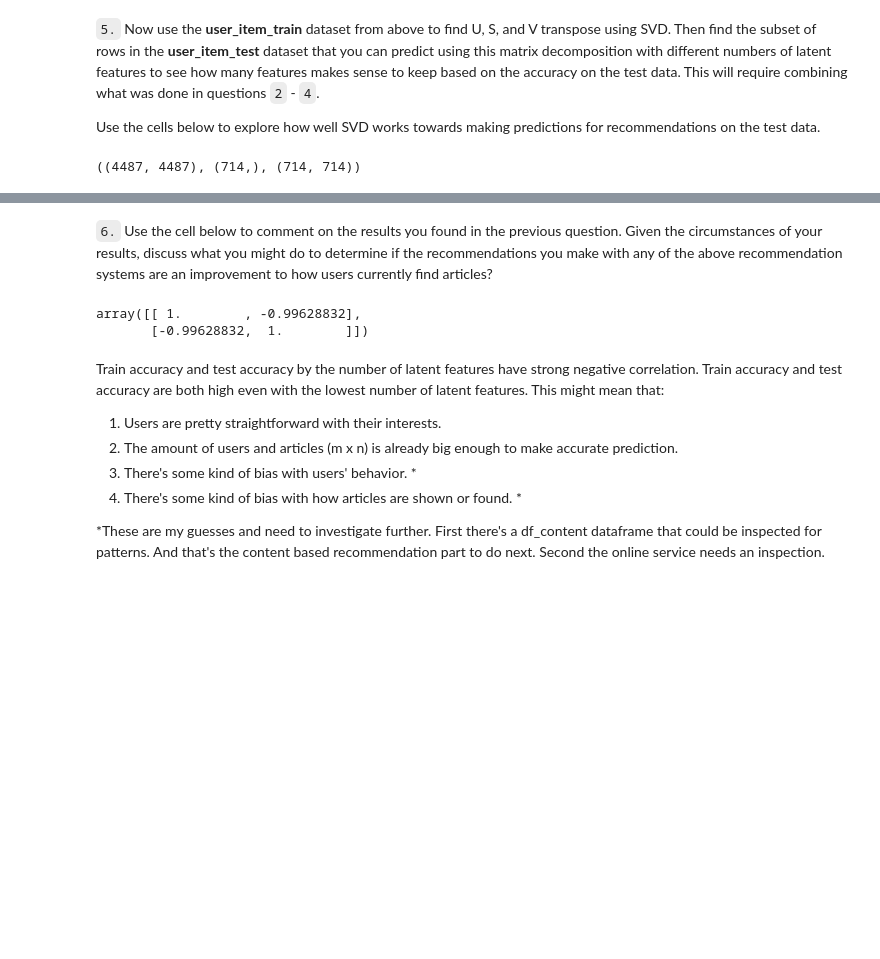
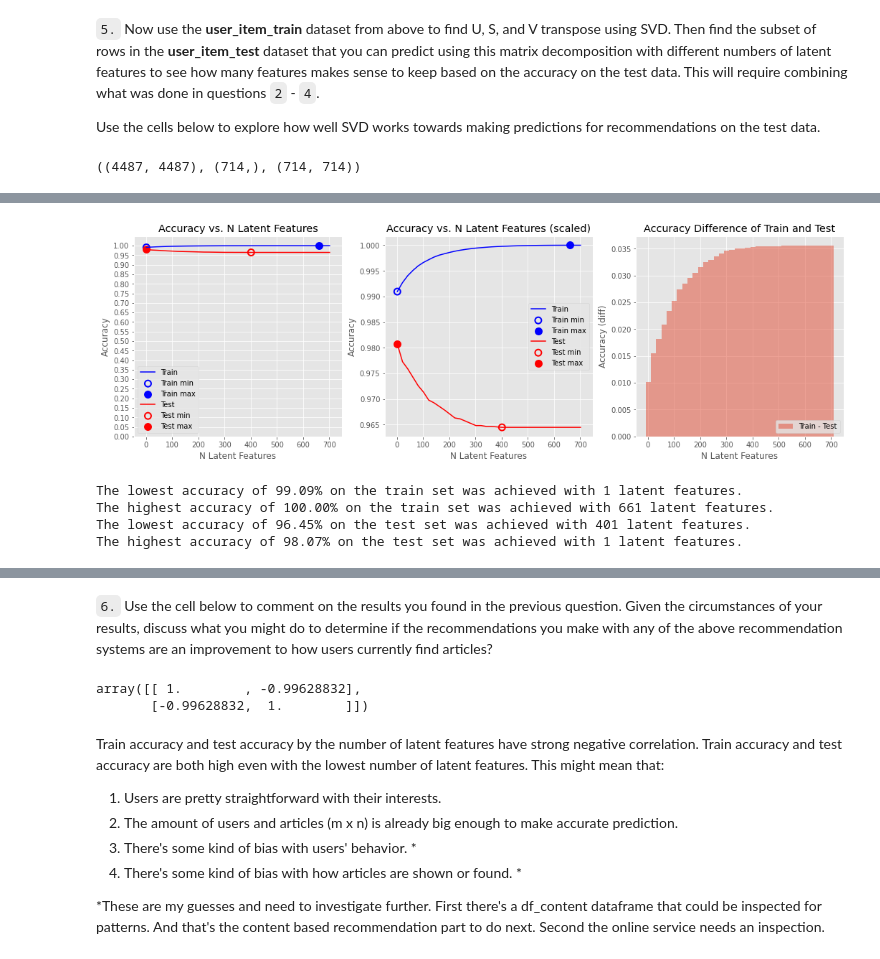
Before and after one commit to abitfrosty/Recommendations_with_IBM, a Jupyter notebook: Recommendations_with_IBM.ipynb, the cells around one changed output, grey strips where cells are left out. Cells and saved outputs as stored; diff of their text form; code cells hidden in the pictures; blank space fills up the shorter version.

```diff
--- a/Recommendations_with_IBM.ipynb
+++ b/Recommendations_with_IBM.ipynb
@@ -1002,3 +996,80 @@ plt.show()
+# %%
+# Taking subset of rows in the user_item_test dataset
+sub_test = user_item_test.loc[users_for_prediction, articles_for_prediction]
+
+sum_errs_test = []
+for k in num_latent_feats:
+    # take dot product
+    sub_train_prediction = np.around(np.dot(np.dot(u_train[users_ids, :k], np.diag(s_train[:k])), vt_train[:k, articles_ids]))
+
+    # compute error for each prediction to actual value
+    diffs = np.subtract(sub_train_prediction, sub_test)
+
+    # total errors and keep track of them
+    err = np.sum(np.sum(np.abs(diffs)))
+    sum_errs_test.append(err)
+
+
+train_accs = 1 - np.array(sum_errs) / user_item_matrix.size
+test_accs = 1 - np.array(sum_errs_test) / sub_test.size
+
+train_stats = {
+    'minimum': min(train_accs),
+    'maximum': max(train_accs),
+    'min_feats': num_latent_feats[np.argmin(train_accs)],
+    'max_feats': num_latent_feats[np.argmax(train_accs)]
+}
+
+test_stats = {
+    'minimum': min(test_accs),
+    'maximum': max(test_accs),
+    'min_feats': num_latent_feats[np.argmin(test_accs)],
+    'max_feats': num_latent_feats[np.argmax(test_accs)]
+}
+
+fig, axes = plt.subplots(figsize=(15, 5), nrows=1, ncols=3, sharex=True)
+fig.tight_layout(pad=3.0)
+axes[0].plot(num_latent_feats, train_accs, label='Train', c='b')
+axes[0].scatter(train_stats['min_feats'], train_stats['minimum'], label='Train min', edgecolors='b', linewidth=2, facecolors='none', s=80)
+axes[0].scatter(train_stats['max_feats'], train_stats['maximum'], label='Train max', edgecolors='b', linewidth=2, facecolors='b', s=80)
+axes[0].plot(num_latent_feats, test_accs, label='Test', c='r')
+axes[0].scatter(test_stats['min_feats'], test_stats['minimum'], label='Test min', edgecolors='r', linewidth=2, facecolors='none', s=80)
+axes[0].scatter(test_stats['max_feats'], test_stats['maximum'], label='Test max', edgecolors='r', linewidth=2, facecolors='r', s=80)
+
+axes[1].plot(num_latent_feats, train_accs, label='Train', c='b')
+axes[1].scatter(train_stats['min_feats'], train_stats['minimum'], label='Train min', edgecolors='b', linewidth=2, facecolors='none', s=80)
+axes[1].scatter(train_stats['max_feats'], train_stats['maximum'], label='Train max', edgecolors='b', linewidth=2, facecolors='b', s=80)
+axes[1].plot(num_latent_feats, test_accs, label='Test', c='r')
+axes[1].scatter(test_stats['min_feats'], test_stats['minimum'], label='Test min', edgecolors='r', linewidth=2, facecolors='none', s=80)
+axes[1].scatter(test_stats['max_feats'], test_stats['maximum'], label='Test max', edgecolors='r', linewidth=2, facecolors='r', s=80)
+
+axes[2].bar(num_latent_feats, train_accs-test_accs, 20, label='Train - Test', alpha=0.5)
+axes[0].set_xlabel('N Latent Features')
+axes[1].set_xlabel('N Latent Features')
+axes[2].set_xlabel('N Latent Features')
+axes[0].set_ylabel('Accuracy')
+axes[1].set_ylabel('Accuracy')
+axes[2].set_ylabel('Accuracy (diff)')
+axes[0].legend(loc='best')
+axes[1].legend(loc='best')
+axes[2].legend(loc='lower right')
+axes[0].set_yticks(np.arange(0, 1.05, 0.05))
+axes[0].set_ylim((0, 1.05))
+axes[0].set_title('Accuracy vs. N Latent Features')
+axes[1].set_title('Accuracy vs. N Latent Features (scaled)')
+axes[2].set_title('Accuracy Difference of Train and Test')
+plt.show()
+
+print(f'The lowest accuracy of {train_stats["minimum"] * 100:.2f}% on the train set was achieved with {train_stats["min_feats"]} latent features.')
+print(f'The highest accuracy of {train_stats["maximum"] * 100:.2f}% on the train set was achieved with {train_stats["max_feats"]} latent features.')
+print(f'The lowest accuracy of {test_stats["minimum"] * 100:.2f}% on the test set was achieved with {test_stats["min_feats"]} latent features.')
+print(f'The highest accuracy of {test_stats["maximum"] * 100:.2f}% on the test set was achieved with {test_stats["max_feats"]} latent features.')
+# %% [output]
+[figure, added]
+The lowest accuracy of 99.09% on the train set was achieved with 1 latent features.
+The highest accuracy of 100.00% on the train set was achieved with 661 latent features.
+The lowest accuracy of 96.45% on the test set was achieved with 401 latent features.
+The highest accuracy of 98.07% on the test set was achieved with 1 latent features.
 # %%
 plt.figure(figsize=(8, 5))
 for idx, v in enumerate(num_latent_feats):
```
Also changed, not shown: parts of 17 cells of this notebook, 6 other files.
